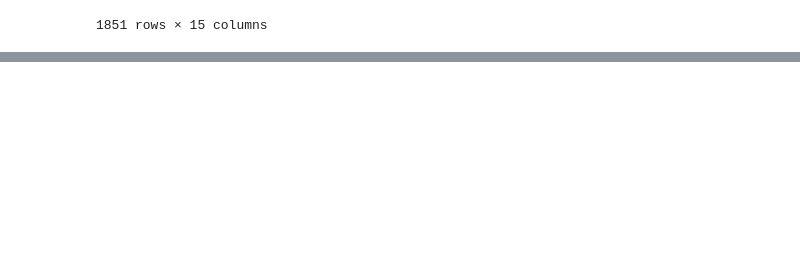
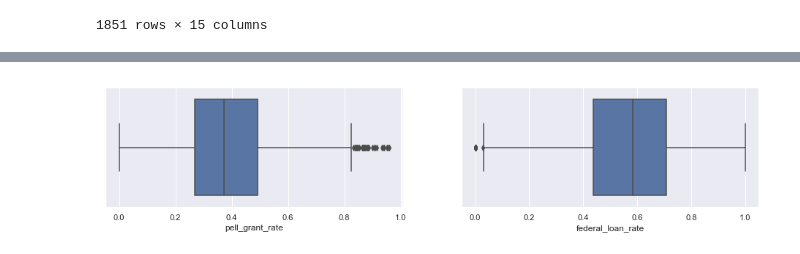
Before and after one commit to thomsu/College_Scorecard, a Jupyter notebook: Untitled.ipynb, the cells around one changed output, grey strips where cells are left out. Cells and saved outputs as stored; diff of their text form; code cells hidden in the pictures; blank space fills up the shorter version.

```diff
--- a/Untitled.ipynb
+++ b/Untitled.ipynb
@@ -368,0 +384,9 @@ conn.commit()
+# %%
+f = plt.figure(figsize=(16,3))
+with sns.axes_style("darkgrid"):
+    ax = f.add_subplot(1, 2, 1)
+    sns.boxplot(x="pell_grant_rate", data=df4)
+    ax = f.add_subplot(1, 2, 2)
+    sns.boxplot(x="federal_loan_rate", data=df4)
+# %% [output]
+[figure, added]
```
Also changed, not shown: parts of 41 cells of this notebook.
